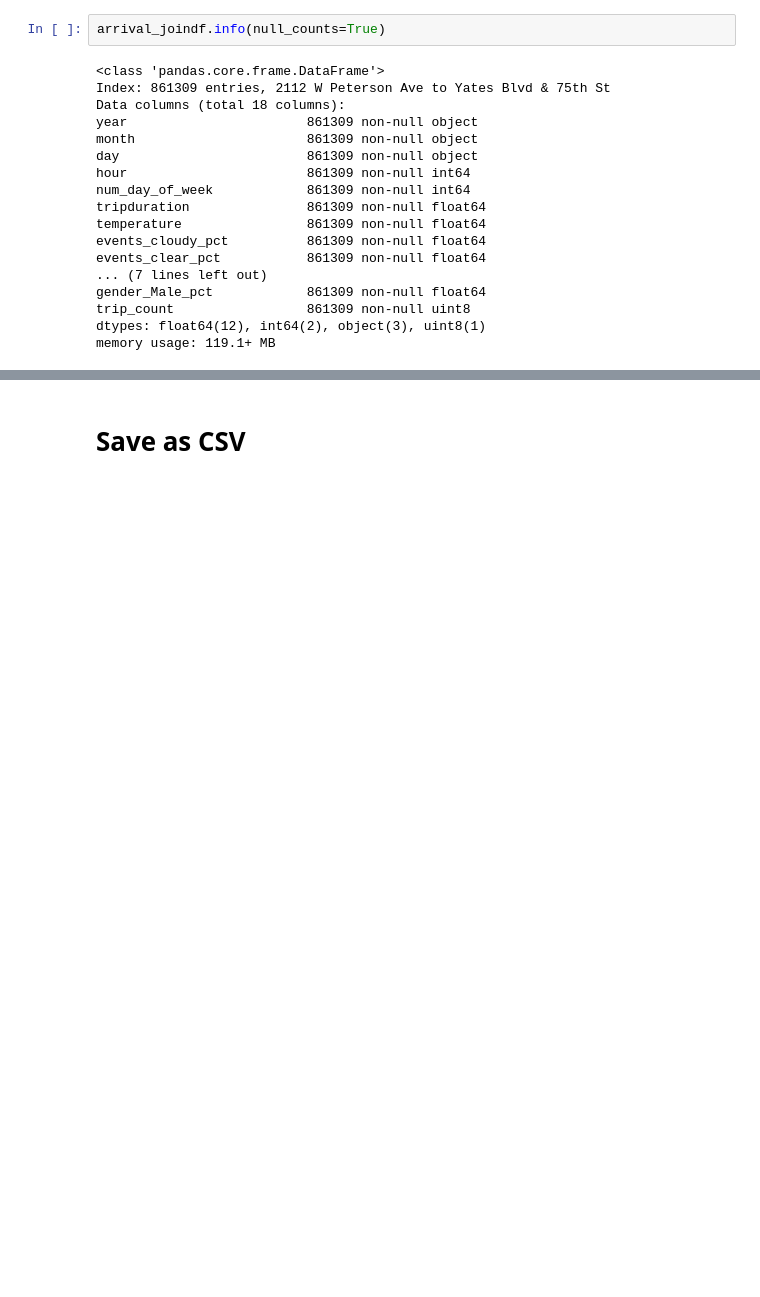
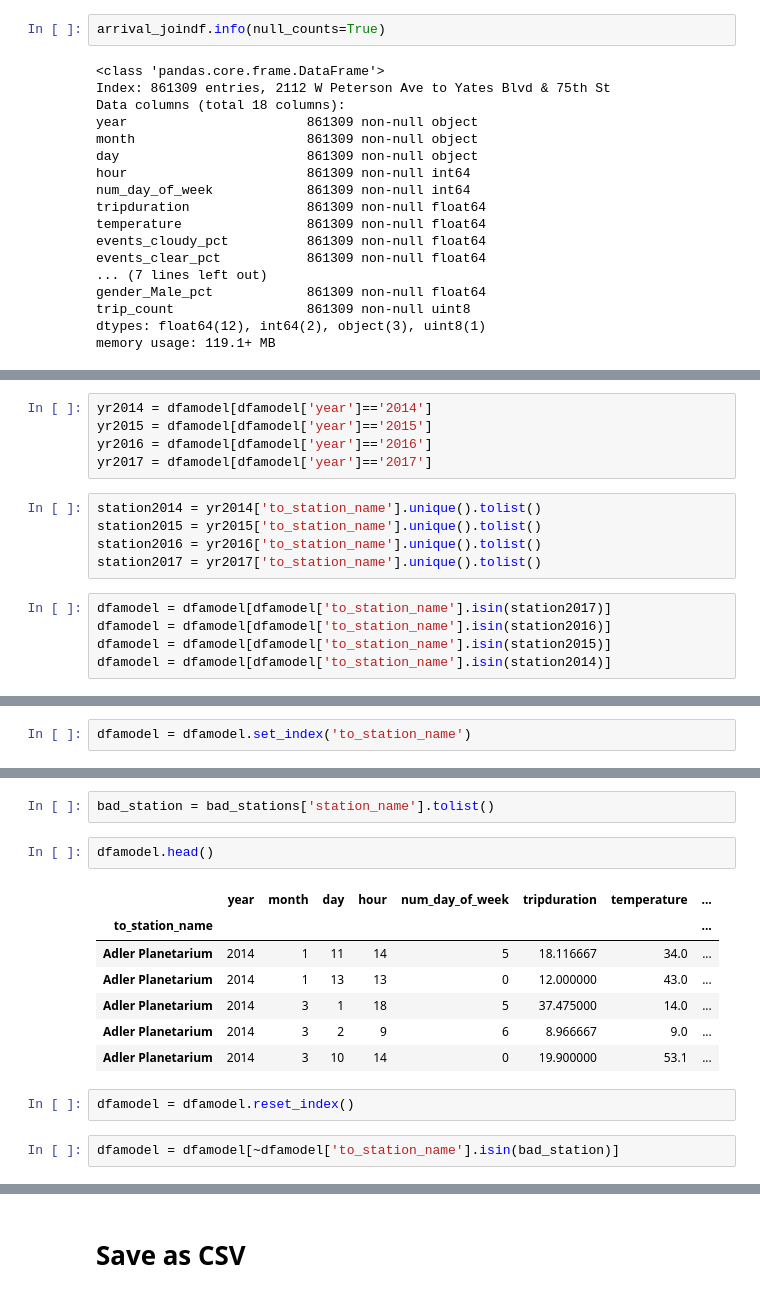
Before and after one commit to karahahn/Springboard_Capstone2, a Jupyter notebook: Modeling Dataframe.ipynb, the cells around one changed output, grey strips where cells are left out. Saved outputs shown, nothing was run; the diff lists cells and outputs as text; blank space fills up the shorter version.

```diff
--- a/Modeling Dataframe.ipynb
+++ b/Modeling Dataframe.ipynb
@@ -526,0 +719,15 @@ memory usage: 119.1+ MB
+# %%
+yr2014 = dfamodel[dfamodel['year']=='2014']
+yr2015 = dfamodel[dfamodel['year']=='2015']
+yr2016 = dfamodel[dfamodel['year']=='2016']
+yr2017 = dfamodel[dfamodel['year']=='2017']
+# %%
+station2014 = yr2014['to_station_name'].unique().tolist()
+station2015 = yr2015['to_station_name'].unique().tolist()
+station2016 = yr2016['to_station_name'].unique().tolist()
+station2017 = yr2017['to_station_name'].unique().tolist()
+# %%
+dfamodel = dfamodel[dfamodel['to_station_name'].isin(station2017)]
+dfamodel = dfamodel[dfamodel['to_station_name'].isin(station2016)]
+dfamodel = dfamodel[dfamodel['to_station_name'].isin(station2015)]
+dfamodel = dfamodel[dfamodel['to_station_name'].isin(station2014)]
@@ -526,0 +737,2 @@ memory usage: 119.1+ MB
+# %%
+dfamodel = dfamodel.set_index('to_station_name')
@@ -526,0 +808,16 @@ memory usage: 119.1+ MB
+# %%
+bad_station = bad_stations['station_name'].tolist()
+# %%
+dfamodel.head()
+# %% [output]
+|  | year | month | day | hour | num_day_of_week | tripduration | temperature | ... |
+| to_station_name |  |  |  |  |  |  |  | ... |
+| Adler Planetarium | 2014 | 1 | 11 | 14 | 5 | 18.116667 | 34.0 | ... |
+| Adler Planetarium | 2014 | 1 | 13 | 13 | 0 | 12.000000 | 43.0 | ... |
+| Adler Planetarium | 2014 | 3 | 1 | 18 | 5 | 37.475000 | 14.0 | ... |
+| Adler Planetarium | 2014 | 3 | 2 | 9 | 6 | 8.966667 | 9.0 | ... |
+| Adler Planetarium | 2014 | 3 | 10 | 14 | 0 | 19.900000 | 53.1 | ... |
+# %%
+dfamodel = dfamodel.reset_index()
+# %%
+dfamodel = dfamodel[~dfamodel['to_station_name'].isin(bad_station)]
```
Also changed, not shown: parts of 45 cells of this notebook.
